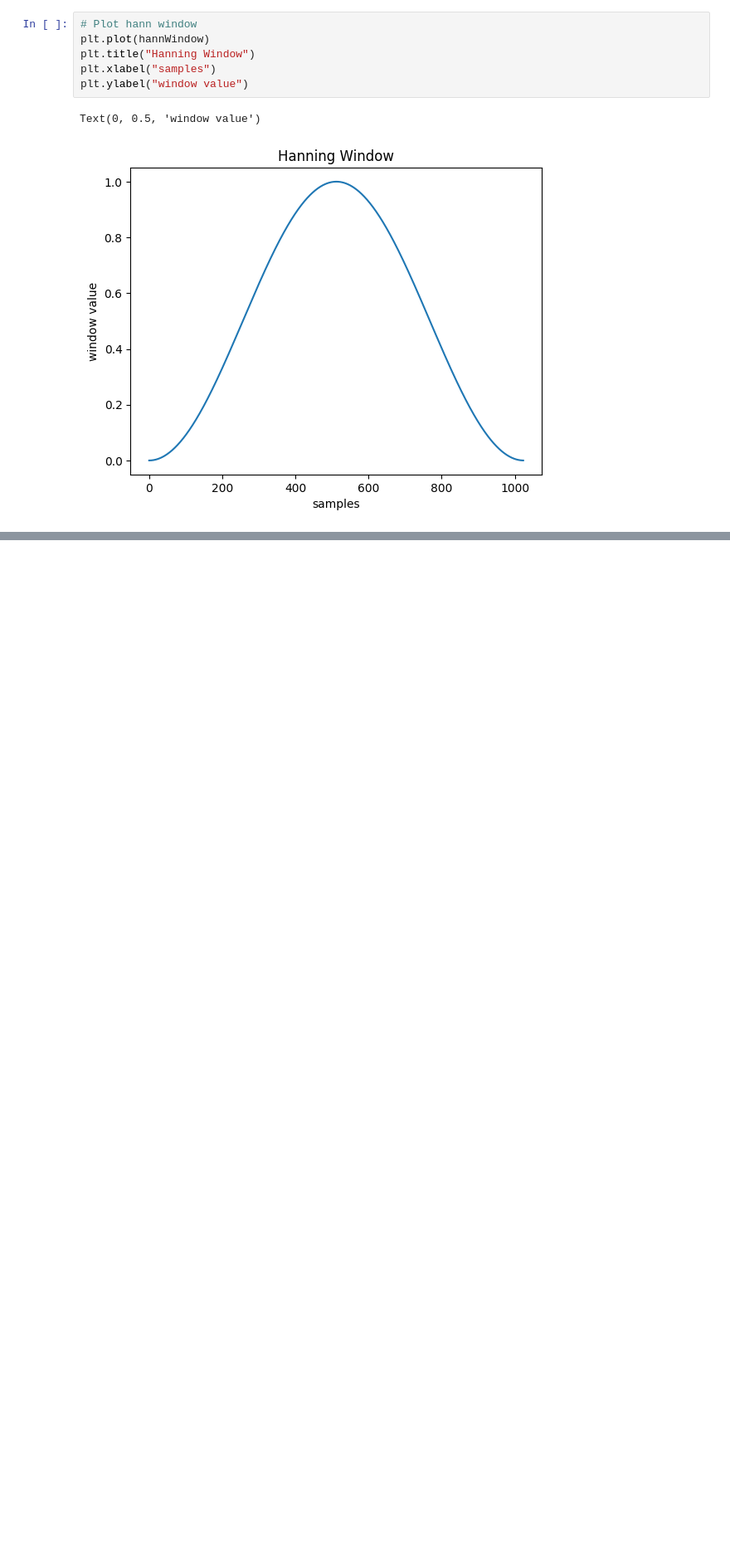
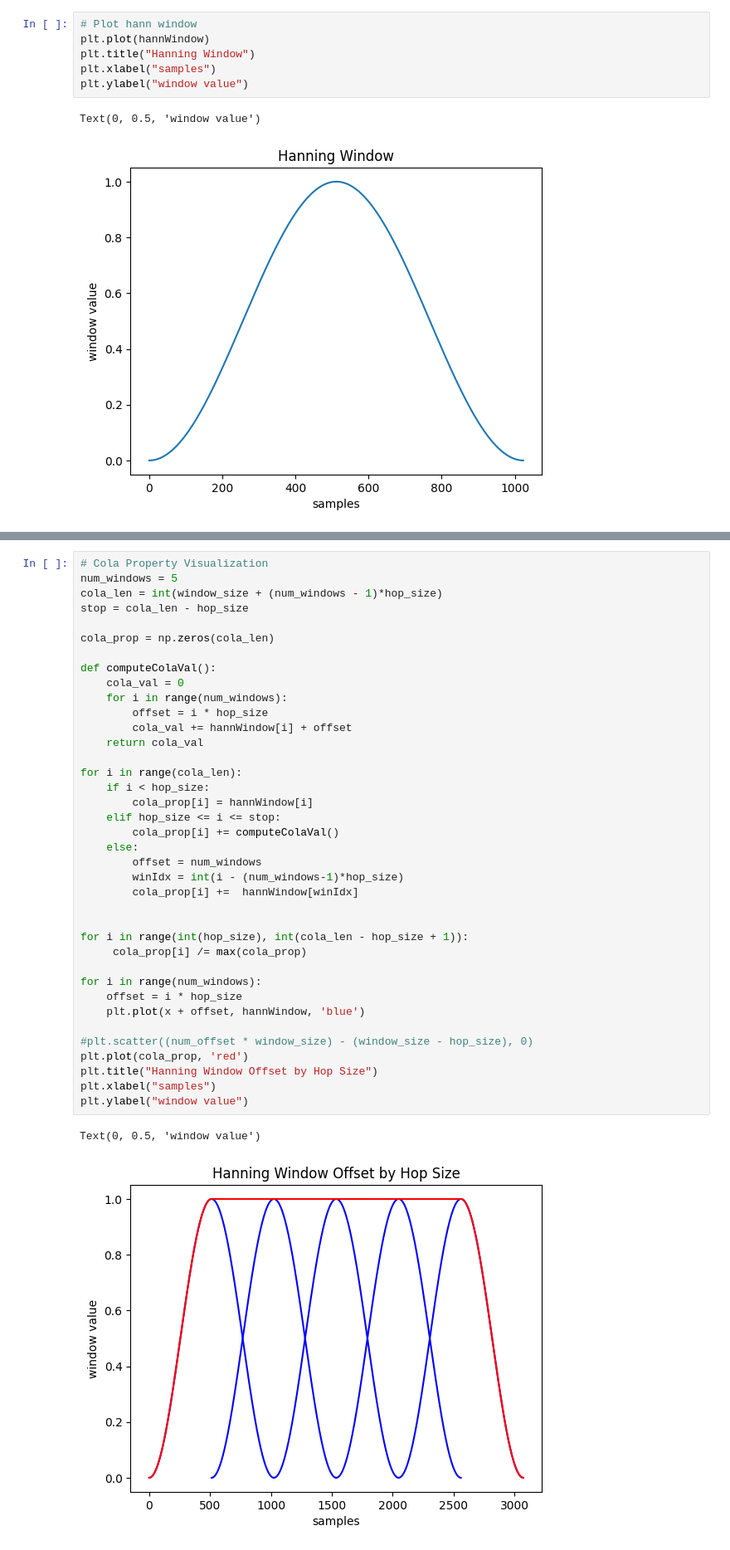
Before and after one commit to samsmith00/junior-IS, a Jupyter notebook: pythonScripts/hanningWindow.ipynb, the cells around one changed output, grey strips where cells are left out. Shown at 83% size. Drawn from its saved outputs; the diff is of its cells as text; blank space fills up the shorter version.

```diff
--- a/pythonScripts/hanningWindow.ipynb
+++ b/pythonScripts/hanningWindow.ipynb
@@ -51,3 +57,44 @@ Text(0, 0.5, 'window value')
+# %%
+# Cola Property Visualization
+num_windows = 5
+cola_len = int(window_size + (num_windows - 1)*hop_size)
+stop = cola_len - hop_size
+
+cola_prop = np.zeros(cola_len)
+
+def computeColaVal():
+    cola_val = 0
+    for i in range(num_windows):
+        offset = i * hop_size
+        cola_val += hannWindow[i] + offset
+    return cola_val
+
+for i in range(cola_len):
+    if i < hop_size:
+        cola_prop[i] = hannWindow[i]
+    elif hop_size <= i <= stop:
+        cola_prop[i] += computeColaVal()
+    else:
+        offset = num_windows
+        winIdx = int(i - (num_windows-1)*hop_size)
+        cola_prop[i] +=  hannWindow[winIdx]
+
+
+for i in range(int(hop_size), int(cola_len - hop_size + 1)):
+     cola_prop[i] /= max(cola_prop)
+
+for i in range(num_windows):
+    offset = i * hop_size
+    plt.plot(x + offset, hannWindow, 'blue')
+
+#plt.scatter((num_offset * window_size) - (window_size - hop_size), 0)
+plt.plot(cola_prop, 'red')
+plt.title("Hanning Window Offset by Hop Size")
+plt.xlabel("samples")
+plt.ylabel("window value")
+# %% [output]
+Text(0, 0.5, 'window value')
+[figure, added]
 # %%
 # COLA Property Visualization
 
```
Also changed, not shown: parts of 2 cells of this notebook, 1 other file.
